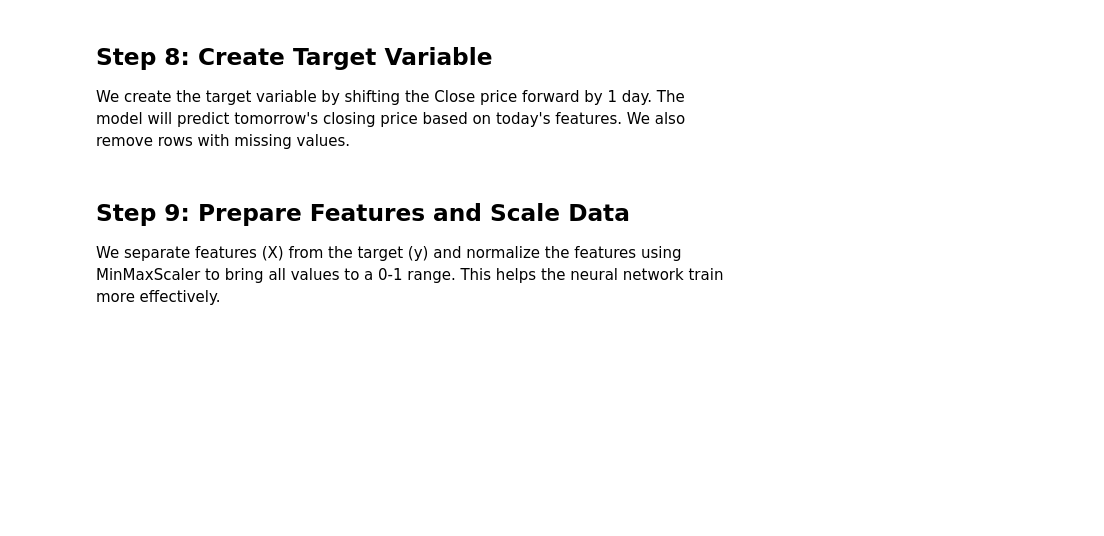
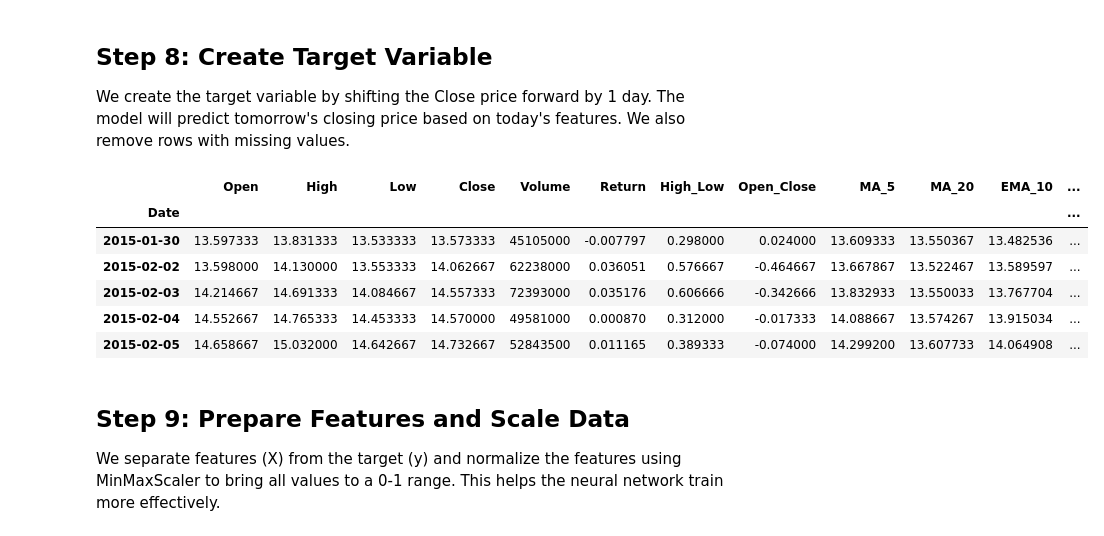
Before and after one commit to isfar12/70-Days-70-Project, a Jupyter notebook: Stock Price Prediction using LSTM/notebook.ipynb, the cells around one changed output. Drawn from its saved outputs; the diff is of its cells as text; code cells hidden in the pictures; blank space fills up the shorter version.

```diff
--- a/Stock Price Prediction using LSTM/notebook.ipynb
+++ b/Stock Price Prediction using LSTM/notebook.ipynb
@@ -100,6 +110,16 @@ We create the target variable by shifting the Close price forward by 1 day. The
 # %%
 dataset["Target"] = dataset["Close"].shift(-1)
 dataset.dropna(inplace=True)
+# %%
+dataset.head()
+# %% [output]
+|  | Open | High | Low | Close | Volume | Return | High_Low | Open_Close | MA_5 | MA_20 | EMA_10 | ... |
+| Date |  |  |  |  |  |  |  |  |  |  |  | ... |
+| 2015-01-30 | 13.597333 | 13.831333 | 13.533333 | 13.573333 | 45105000 | -0.007797 | 0.298000 | 0.024000 | 13.609333 | 13.550367 | 13.482536 | ... |
+| 2015-02-02 | 13.598000 | 14.130000 | 13.553333 | 14.062667 | 62238000 | 0.036051 | 0.576667 | -0.464667 | 13.667867 | 13.522467 | 13.589597 | ... |
+| 2015-02-03 | 14.214667 | 14.691333 | 14.084667 | 14.557333 | 72393000 | 0.035176 | 0.606666 | -0.342666 | 13.832933 | 13.550033 | 13.767704 | ... |
+| 2015-02-04 | 14.552667 | 14.765333 | 14.453333 | 14.570000 | 49581000 | 0.000870 | 0.312000 | -0.017333 | 14.088667 | 13.574267 | 13.915034 | ... |
+| 2015-02-05 | 14.658667 | 15.032000 | 14.642667 | 14.732667 | 52843500 | 0.011165 | 0.389333 | -0.074000 | 14.299200 | 13.607733 | 14.064908 | ... |
 # %% [markdown]
 ## Step 9: Prepare Features and Scale Data
 
```
Also changed, not shown: parts of 4 cells of this notebook, 2 other files.
